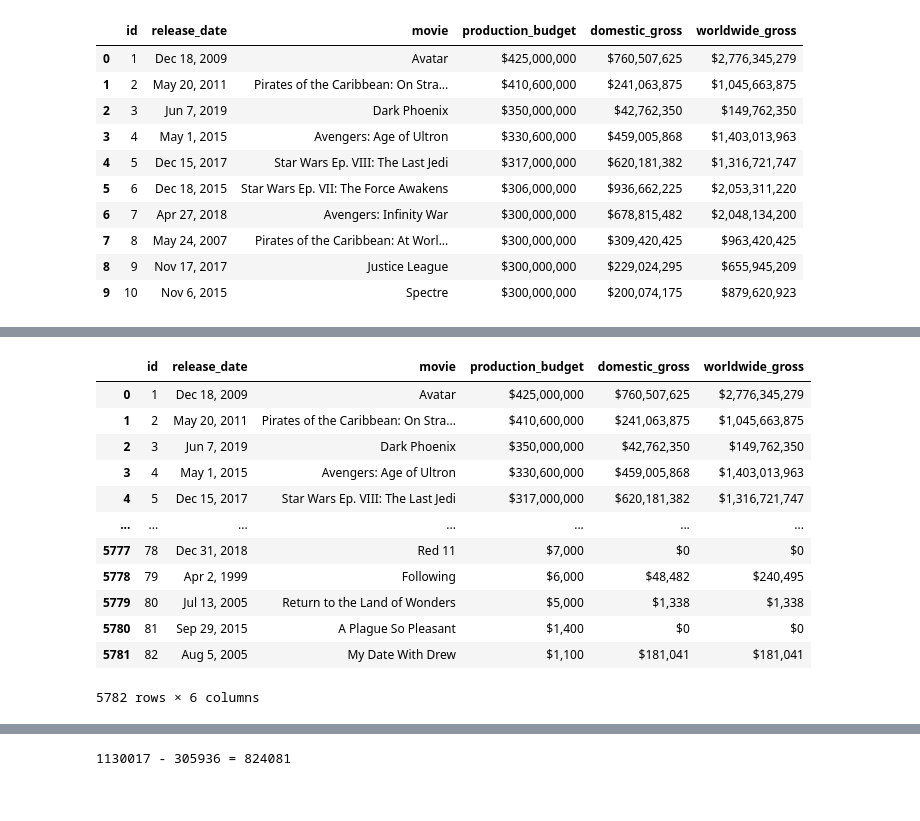
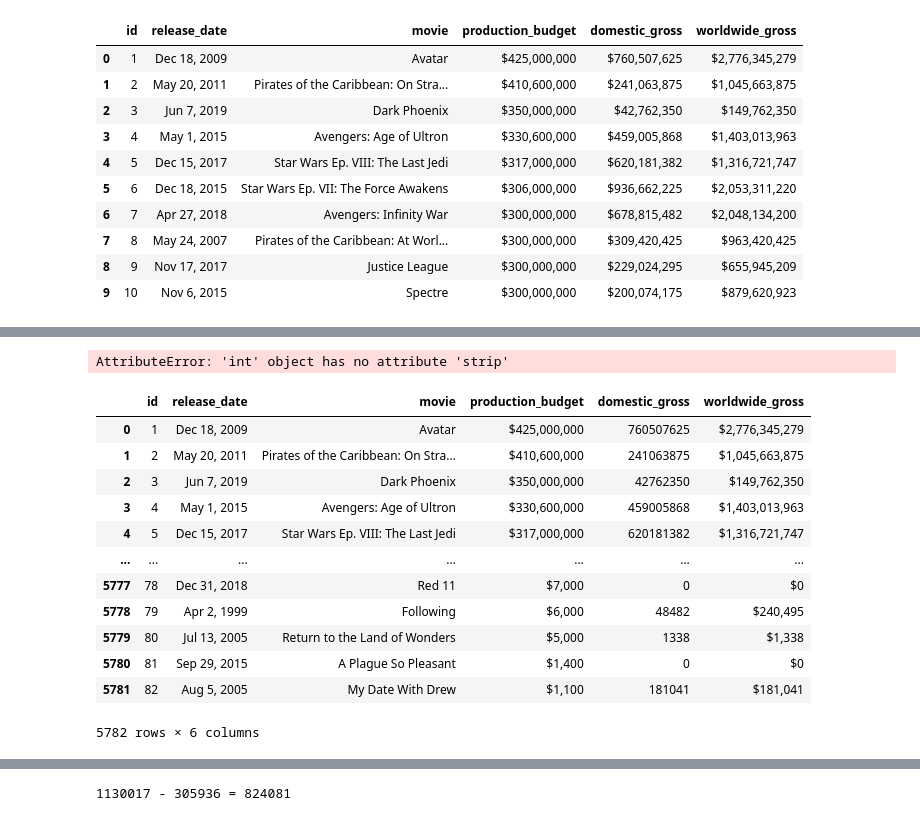
Before and after one commit to samtuleen/Phase1-Microsoft-Movie-Analysis-Project, a Jupyter notebook: dsc-phase1-project-template-Copy1.ipynb, the cells around one changed output, grey strips where cells are left out. Cells and saved outputs as stored; diff of their text form; code cells hidden in the pictures.

```diff
--- a/dsc-phase1-project-template-Copy1.ipynb
+++ b/dsc-phase1-project-template-Copy1.ipynb
@@ -415,17 +400,0 @@ tn_mb
-# %%
-non_profitable = tn_mb[tn_mb['domestic_gross'] != 0]
-non_profitable
-# %% [output]
-|  | id | release_date | movie | production_budget | domestic_gross | worldwide_gross |
-| 0 | 1 | Dec 18, 2009 | Avatar | $425,000,000 | $760,507,625 | $2,776,345,279 |
-| 1 | 2 | May 20, 2011 | Pirates of the Caribbean: On Stra... | $410,600,000 | $241,063,875 | $1,045,663,875 |
-| 2 | 3 | Jun 7, 2019 | Dark Phoenix | $350,000,000 | $42,762,350 | $149,762,350 |
-| 3 | 4 | May 1, 2015 | Avengers: Age of Ultron | $330,600,000 | $459,005,868 | $1,403,013,963 |
-| 4 | 5 | Dec 15, 2017 | Star Wars Ep. VIII: The Last Jedi | $317,000,000 | $620,181,382 | $1,316,721,747 |
-| ... | ... | ... | ... | ... | ... | ... |
-| 5777 | 78 | Dec 31, 2018 | Red 11 | $7,000 | $0 | $0 |
-| 5778 | 79 | Apr 2, 1999 | Following | $6,000 | $48,482 | $240,495 |
-| 5779 | 80 | Jul 13, 2005 | Return to the Land of Wonders | $5,000 | $1,338 | $1,338 |
-| 5780 | 81 | Sep 29, 2015 | A Plague So Pleasant | $1,400 | $0 | $0 |
-| 5781 | 82 | Aug 5, 2005 | My Date With Drew | $1,100 | $181,041 | $181,041 |
-5782 rows × 6 columns
@@ -433,0 +401,23 @@ imdb_budgets_df = imdb_budgets_df[imdb_budgets_df['Domestic Gross'] !=0]
+# %%
+tn_mb.production_budget = [x.strip('$') for x in tn_mb.production_budget]
+tn_mb.worldwide_gross = [x.strip('$') for x in tn_mb.worldwide_gross]
+# %% [output]
+AttributeError: 'int' object has no attribute 'strip'
+# %%
+#Then, I removed the commas,
+tn_mb.domestic_gross = tn_mb['domestic_gross'].astype(str).str.replace(',', '').astype(int)
+tn_mb
+# %% [output]
+|  | id | release_date | movie | production_budget | domestic_gross | worldwide_gross |
+| 0 | 1 | Dec 18, 2009 | Avatar | $425,000,000 | 760507625 | $2,776,345,279 |
+| 1 | 2 | May 20, 2011 | Pirates of the Caribbean: On Stra... | $410,600,000 | 241063875 | $1,045,663,875 |
+| 2 | 3 | Jun 7, 2019 | Dark Phoenix | $350,000,000 | 42762350 | $149,762,350 |
+| 3 | 4 | May 1, 2015 | Avengers: Age of Ultron | $330,600,000 | 459005868 | $1,403,013,963 |
+| 4 | 5 | Dec 15, 2017 | Star Wars Ep. VIII: The Last Jedi | $317,000,000 | 620181382 | $1,316,721,747 |
+| ... | ... | ... | ... | ... | ... | ... |
+| 5777 | 78 | Dec 31, 2018 | Red 11 | $7,000 | 0 | $0 |
+| 5778 | 79 | Apr 2, 1999 | Following | $6,000 | 48482 | $240,495 |
+| 5779 | 80 | Jul 13, 2005 | Return to the Land of Wonders | $5,000 | 1338 | $1,338 |
+| 5780 | 81 | Sep 29, 2015 | A Plague So Pleasant | $1,400 | 0 | $0 |
+| 5781 | 82 | Aug 5, 2005 | My Date With Drew | $1,100 | 181041 | $181,041 |
+5782 rows × 6 columns
```
Also changed, not shown: parts of 7 cells of this notebook, 1 other file.
